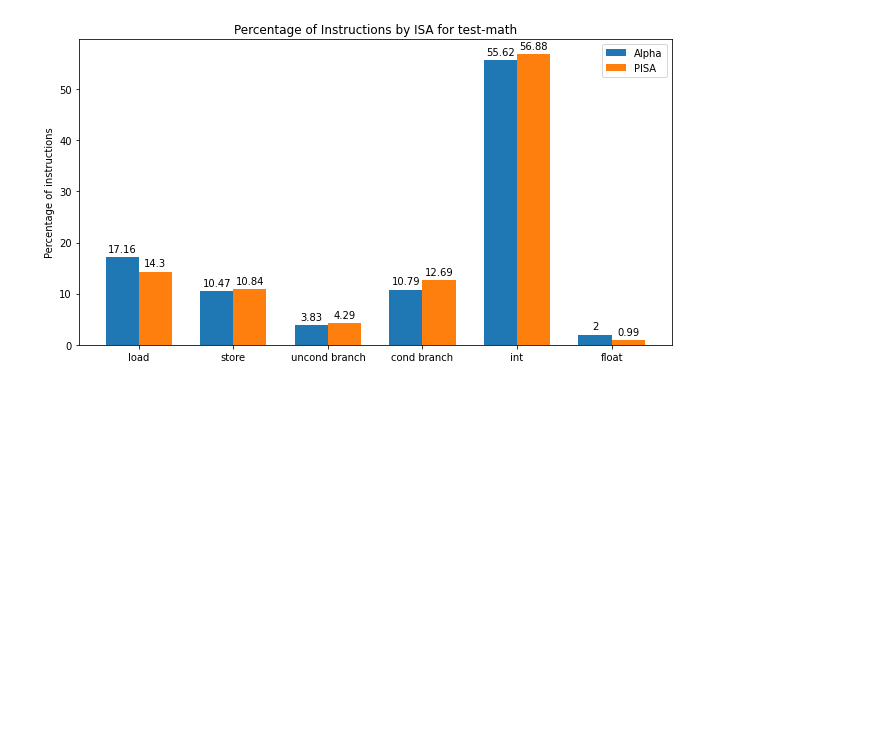
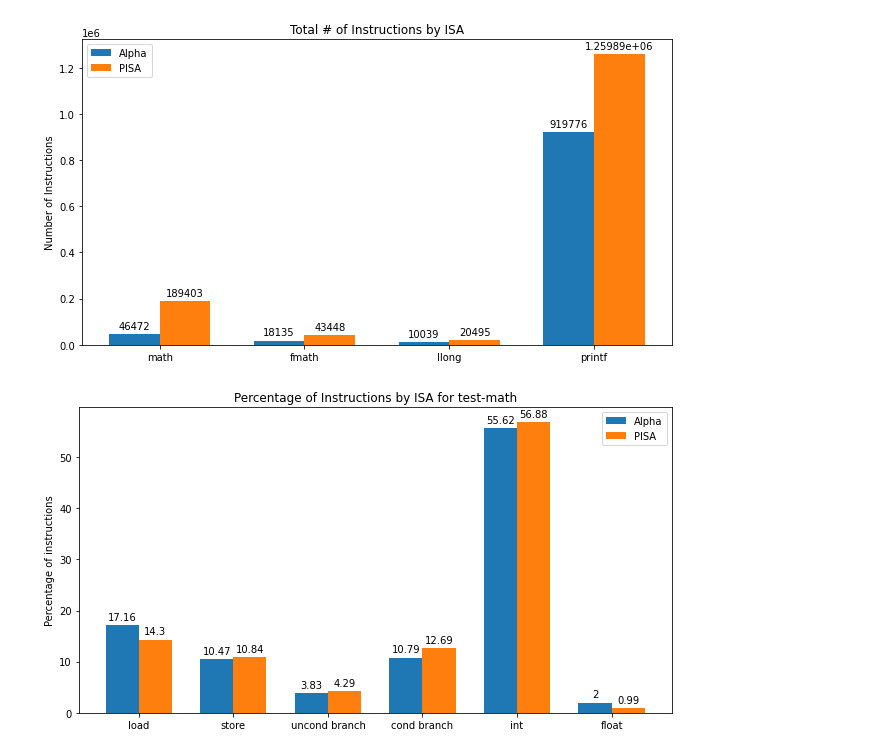
Before and after one commit to rimon15/csci6461, a Jupyter notebook: project1/a1_histogram.ipynb, the cells around one changed output. Saved outputs shown, nothing was run; the diff lists cells and outputs as text; code cells hidden in the pictures; blank space fills up the shorter version.

Commit message:
finish graphs for project1

```diff
--- a/project1/a1_histogram.ipynb
+++ b/project1/a1_histogram.ipynb
@@ -14,7 +14,7 @@ pisa_fmath = [12.98, 15.41, 4.43, 13.45, 53.58, 0.14]
 pisa_llong = [10.09, 21.63, 4.75, 12.23, 51.26, 0.00]
 pisa_printf = [14.30, 9.19, 5.83, 14.37, 56.31, 0.02]
 # %%
-def plot_bargraph(labels, alpha_x, pisa_x, test_str):
+def plot_bargraph(labels, alpha_x, pisa_x, test_str='', y_label='Percentage of instructions'):
     x = np.arange(len(labels))  # the label locations
     width = .35  # the width of the bars
 
@@ -23,8 +23,11 @@ def plot_bargraph(labels, alpha_x, pisa_x, test_str):
     rects2 = ax.bar(x + width/2, pisa_x, width, label='PISA')
 
     # Add some text for labels, title and custom x-axis tick labels, etc.
-    ax.set_ylabel('Percentage of instructions')
-    ax.set_title('Percentage of Instructions by ISA for ' + test_str)
+    ax.set_ylabel(y_label)
+    title = 'Percentage of Instructions by ISA for ' + test_str
+    if test_str == '':
+        title = 'Total # of Instructions by ISA'
+    ax.set_title(title)
     ax.set_xticks(x, labels)
     ax.legend()
 
@@ -34,6 +37,14 @@ def plot_bargraph(labels, alpha_x, pisa_x, test_str):
     fig.tight_layout()
 
     plt.show()
+# %%
+labels = ['math', 'fmath', 'llong', 'printf']
+pisa_ins = [189403, 43448, 20495, 1259886]
+alpha_ins = [46472, 18135, 10039, 919776]
+
+plot_bargraph(labels, alpha_ins, pisa_ins, '', 'Number of Instructions')
+# %% [output]
+[figure, added]
 # %%
 plot_bargraph(labels, alpha_math, pisa_math, 'test-math')
 # %% [output]
```
Also changed, not shown: parts of 2 cells of this notebook.
